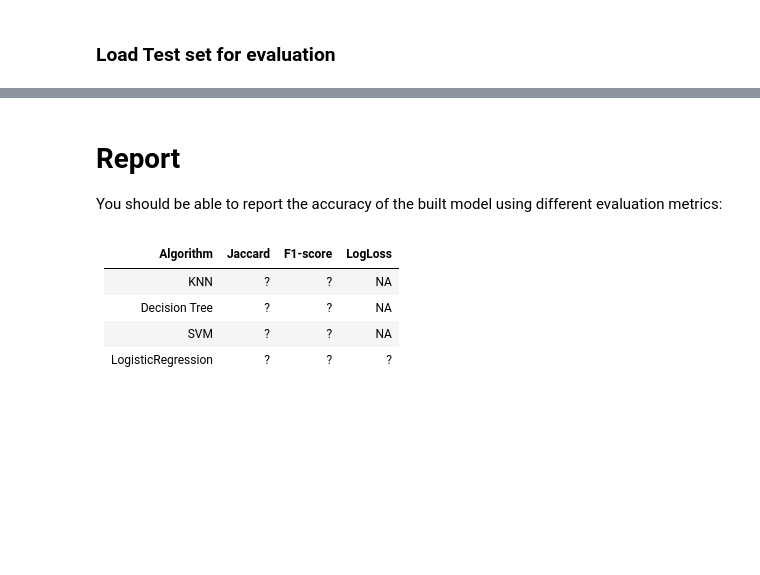
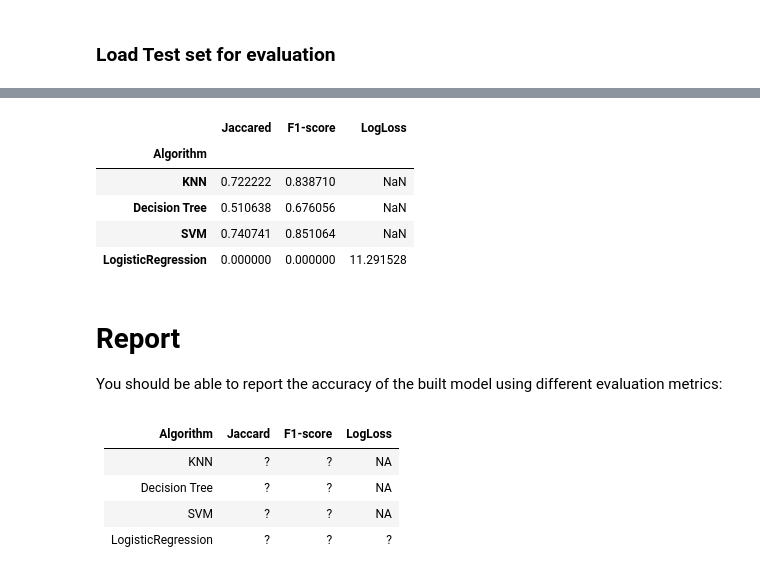
Before and after one commit to HosseinSharifii/ML_with_python_IBM, a Jupyter notebook: final_assignment_coursera.ipynb, the cells around one changed output, grey strips where cells are left out. Drawn from its saved outputs; the diff is of its cells as text; code cells hidden in the pictures; blank space fills up the shorter version.

```diff
--- a/final_assignment_coursera.ipynb
+++ b/final_assignment_coursera.ipynb
@@ -216,2 +318,6 @@ Notice: You should find the best k to build the model with the best accuracy.\
 # %% [markdown]
 # Logistic Regression
+# %%
+from sklearn.linear_model import LogisticRegression
+model_LR = LogisticRegression(C=1e5, solver='lbfgs', multi_class='multinomial')
+model_LR.fit(X,y)
@@ -233,3 +380,43 @@ test_df.head()
+# %%
+# Define X_test and y_test
+X_test = Test_Feature
+y_test = test_df['loan_status'].values
+
+# now predict values using different approaches
+
+knn_y_predict = knn_model.predict(X_test)
+tree_predict = model_tree.predict(X_test)
+svm_predict = model_svm.predict(X_test)
+LR_predict= model_LR.predict(X_test)
+
+predict_array = [knn_y_predict]
+Jaccared_list = [jaccard_score(y_test,knn_y_predict,pos_label='PAIDOFF'),
+                jaccard_score(y_test,tree_predict,pos_label='PAIDOFF'),
+                jaccard_score(y_test,svm_predict,pos_label='PAIDOFF'),
+                jaccard_score(y_test,LR_predict,pos_label='PAIDOFF')]
+f1_score_list = [f1_score(y_test,knn_y_predict,pos_label='PAIDOFF'),
+                f1_score(y_test,tree_predict,pos_label='PAIDOFF'),
+                f1_score(y_test,svm_predict,pos_label='PAIDOFF'),
+                f1_score(y_test,LR_predict,pos_label='PAIDOFF')]
+
+log_loss_list = np.empty(4)
+log_loss_list[:] = np.NaN
+log_loss_list[-1] = log_loss(y_test,model_LR.predict_proba(X_test),labels=['PAIDOFF','COLLECTION'])
+# %%
+# create report data frame
+report_df = pd.DataFrame({'Algorithm':['KNN','Decision Tree','SVM','LogisticRegression'],
+                          'Jaccared':Jaccared_list,
+                          'F1-score':f1_score_list,
+                          'LogLoss':log_loss_list})
+report_df.set_index('Algorithm',inplace=True)
+report_df
+# %% [output]
+|  | Jaccared | F1-score | LogLoss |
+| Algorithm |  |  |  |
+| KNN | 0.722222 | 0.838710 | NaN |
+| Decision Tree | 0.510638 | 0.676056 | NaN |
+| SVM | 0.740741 | 0.851064 | NaN |
+| LogisticRegression | 0.000000 | 0.000000 | 11.291528 |
 # %% [markdown]
 # Report
 
```
Also changed, not shown: parts of 25 cells of this notebook.
